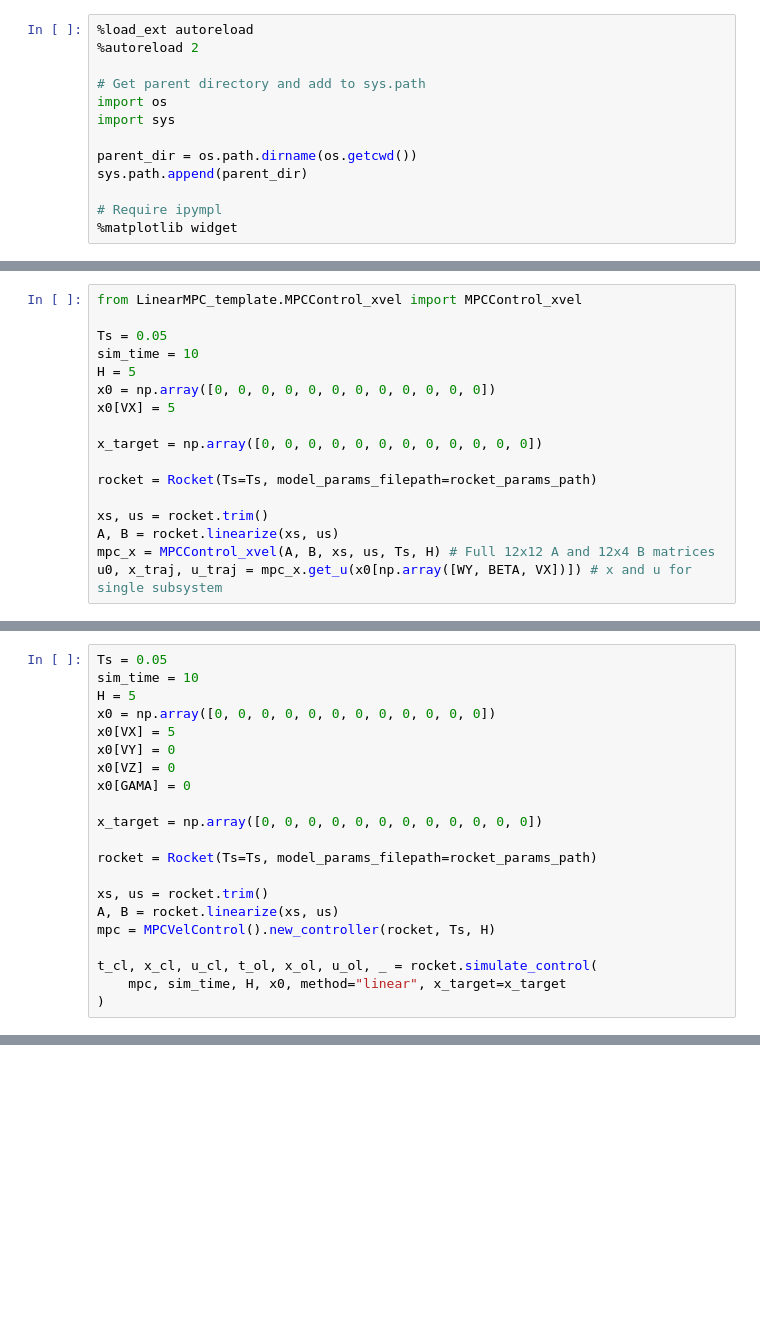
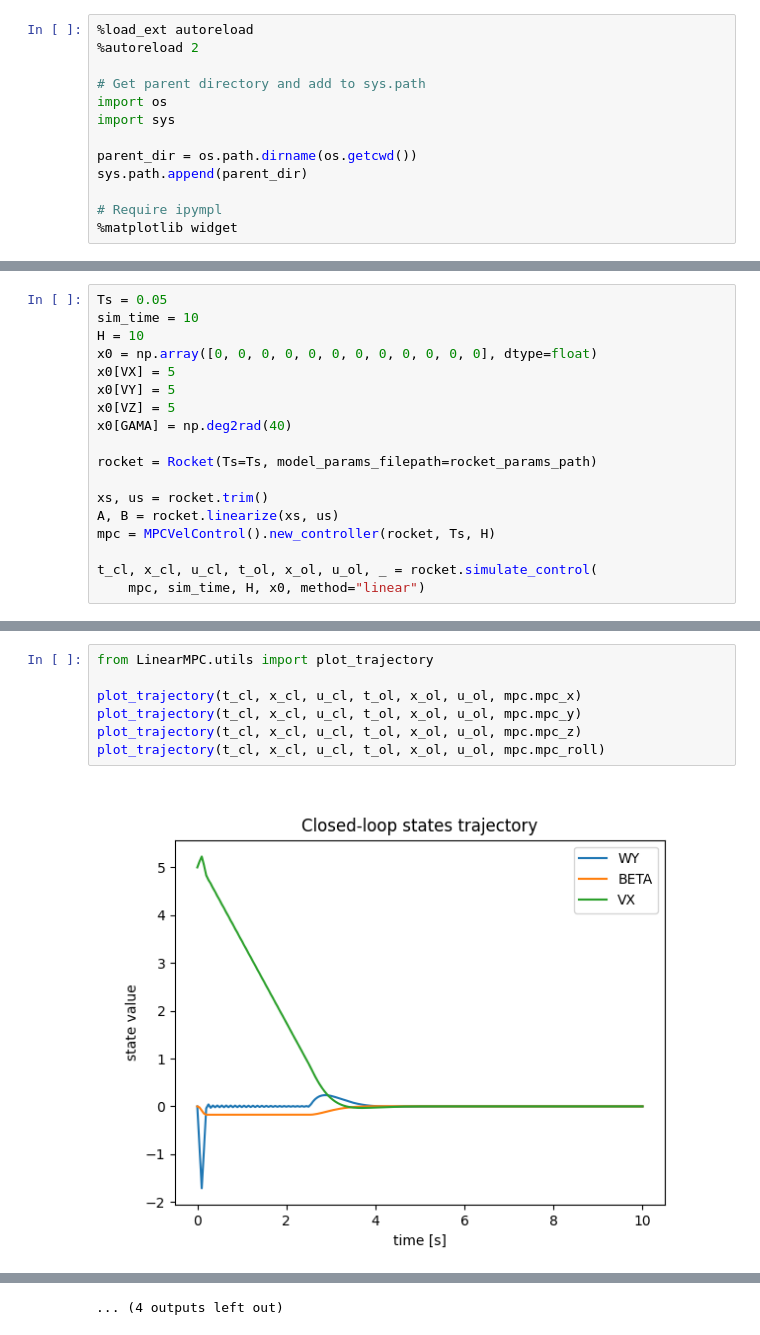
Before and after one commit to jverbois/Model-Predictive-Control-Project, a Jupyter notebook: Deliverable_3_1/Deliverable_3_1.ipynb, the cells around one changed output, grey strips where cells are left out. Cells and saved outputs as stored; diff of their text form; blank space fills up the shorter version.

```diff
--- a/Deliverable_3_1/Deliverable_3_1.ipynb
+++ b/Deliverable_3_1/Deliverable_3_1.ipynb
@@ -22,22 +23,23 @@ from LinearMPC_template.constants import WX, WY, WZ, ALPHA, BETA, GAMA, VX, VY,
 rocket_obj_path = os.path.join(parent_dir, "Cartoon_rocket.obj")
 rocket_params_path = os.path.join(parent_dir, "rocket.yaml")
 # %%
-from LinearMPC_template.MPCControl_xvel import MPCControl_xvel
-
 Ts = 0.05
 sim_time = 10
-H = 5
-x0 = np.array([0, 0, 0, 0, 0, 0, 0, 0, 0, 0, 0, 0])
+H = 10
+x0 = np.array([0, 0, 0, 0, 0, 0, 0, 0, 0, 0, 0, 0], dtype=float)
 x0[VX] = 5
-
-x_target = np.array([0, 0, 0, 0, 0, 0, 0, 0, 0, 0, 0, 0])
+x0[VY] = 5
+x0[VZ] = 5
+x0[GAMA] = np.deg2rad(40)
 
 rocket = Rocket(Ts=Ts, model_params_filepath=rocket_params_path)
 
 xs, us = rocket.trim()
 A, B = rocket.linearize(xs, us)
-mpc_x = MPCControl_xvel(A, B, xs, us, Ts, H) # Full 12x12 A and 12x4 B matrices
-u0, x_traj, u_traj = mpc_x.get_u(x0[np.array([WY, BETA, VX])]) # x and u for single subsystem
+mpc = MPCVelControl().new_controller(rocket, Ts, H)
+
+t_cl, x_cl, u_cl, t_ol, x_ol, u_ol, _ = rocket.simulate_control(
+    mpc, sim_time, H, x0, method="linear")
 # %% [output]
 ******************************************************************************
 This program contains Ipopt, a library for large-scale nonlinear optimization.
@@ -175,21 +57,0 @@ Maximum invariant set successfully computed after 91 iterations.
-# %%
-Ts = 0.05
-sim_time = 10
-H = 5
-x0 = np.array([0, 0, 0, 0, 0, 0, 0, 0, 0, 0, 0, 0])
-x0[VX] = 5
-x0[VY] = 0
-x0[VZ] = 0
-x0[GAMA] = 0
-
-x_target = np.array([0, 0, 0, 0, 0, 0, 0, 0, 0, 0, 0, 0])
-
-rocket = Rocket(Ts=Ts, model_params_filepath=rocket_params_path)
-
-xs, us = rocket.trim()
-A, B = rocket.linearize(xs, us)
-mpc = MPCVelControl().new_controller(rocket, Ts, H)
-
-t_cl, x_cl, u_cl, t_ol, x_ol, u_ol, _ = rocket.simulate_control(
-    mpc, sim_time, H, x0, method="linear", x_target=x_target
-)
@@ -218,0 +58,9 @@ Warning: State or input constraints violated
+# %%
+from LinearMPC.utils import plot_trajectory
+
+plot_trajectory(t_cl, x_cl, u_cl, t_ol, x_ol, u_ol, mpc.mpc_x)
+plot_trajectory(t_cl, x_cl, u_cl, t_ol, x_ol, u_ol, mpc.mpc_y)
+plot_trajectory(t_cl, x_cl, u_cl, t_ol, x_ol, u_ol, mpc.mpc_z)
+plot_trajectory(t_cl, x_cl, u_cl, t_ol, x_ol, u_ol, mpc.mpc_roll)
+# %% [output]
+[figure, added]
@@ -219,2 +78,3 @@ Warning: State or input constraints violated
+... (4 outputs left out)
 # %%
 vis = RocketVis(rocket, rocket_obj_path)
```
Also changed, not shown: parts of 11 cells of this notebook, 36 other files.
